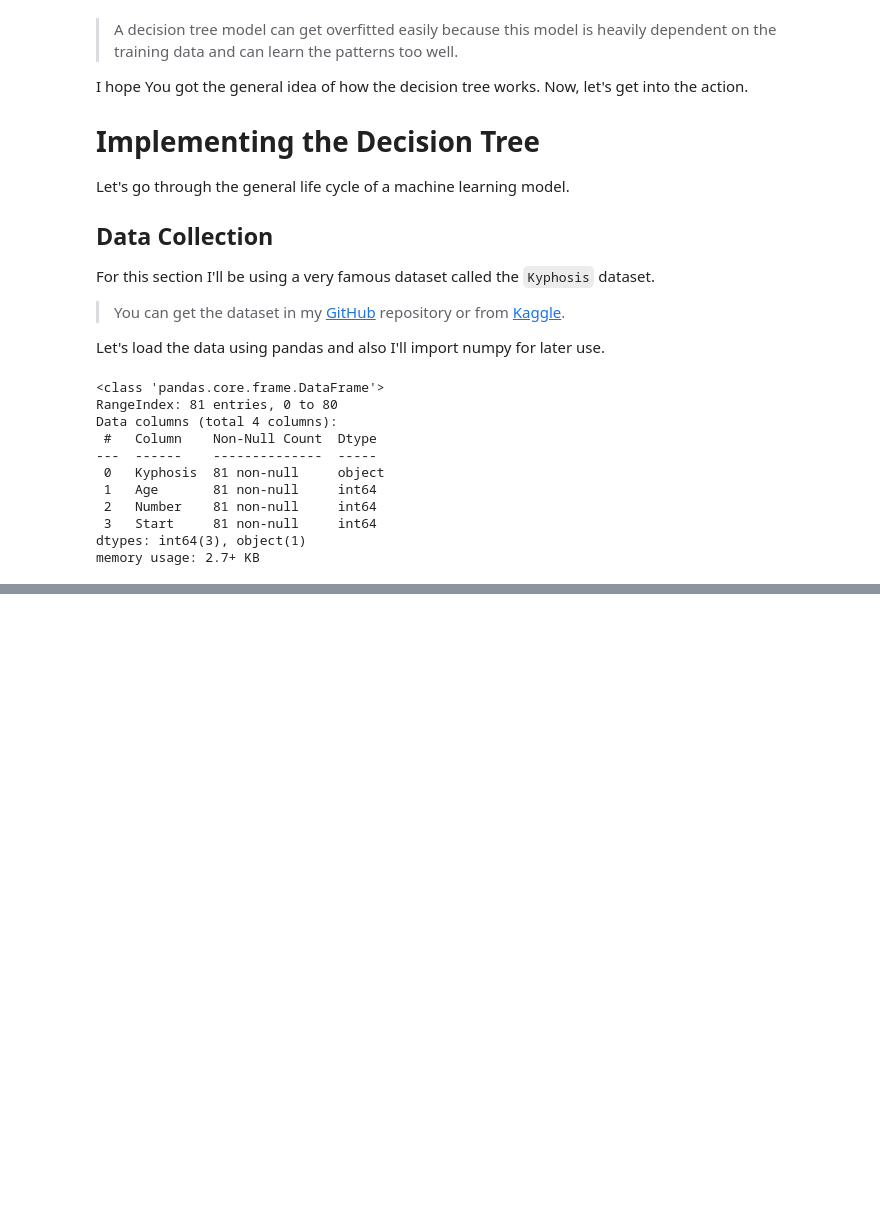
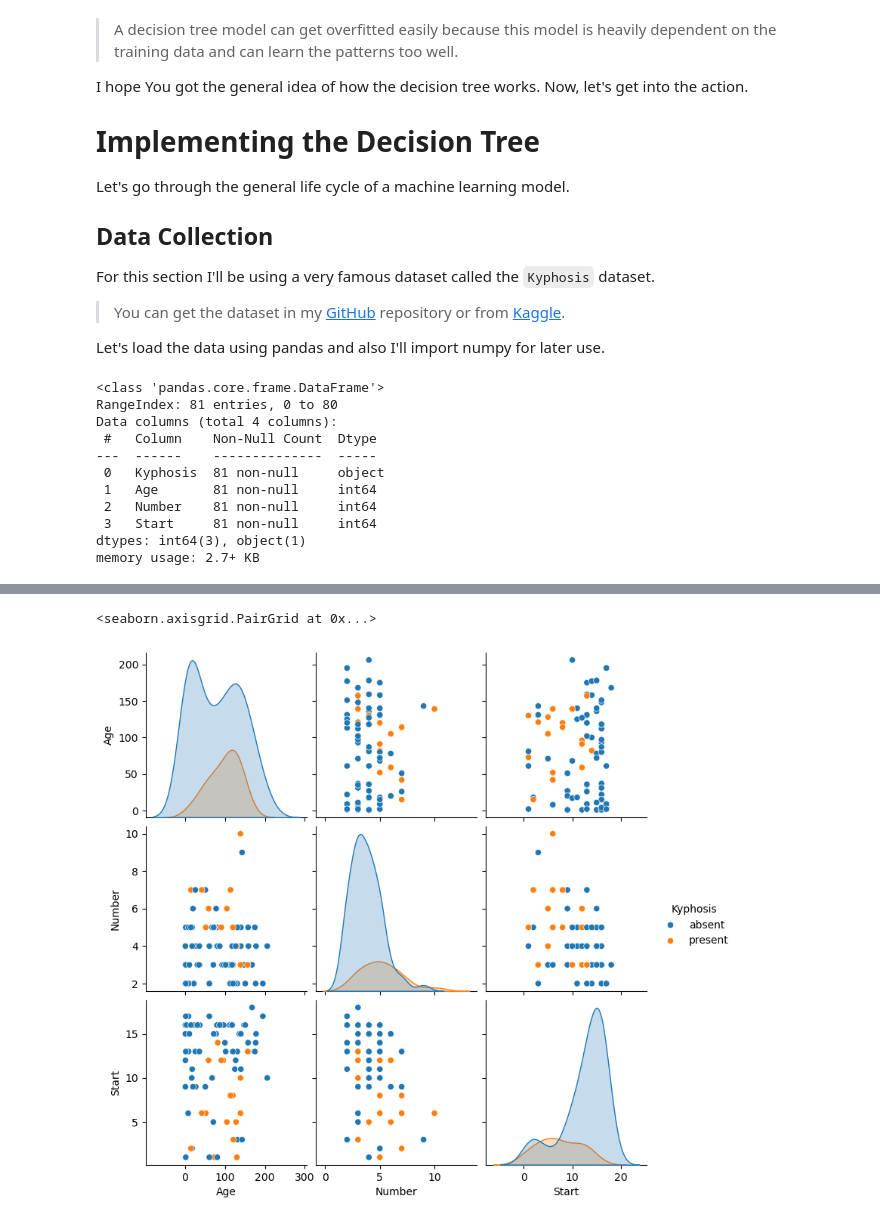
Before and after one commit to RishatTalukder/Machine-Learning-Zero-to-Hero, a Jupyter notebook: 11_Decision_Trees_and_Random_Forest/26_Decision_Trees_and_Random_Forest.ipynb, the cells around one changed output, grey strips where cells are left out. Cells and saved outputs as stored; diff of their text form; code cells hidden in the pictures; blank space fills up the shorter version.

```diff
--- a/11_Decision_Trees_and_Random_Forest/26_Decision_Trees_and_Random_Forest.ipynb
+++ b/11_Decision_Trees_and_Random_Forest/26_Decision_Trees_and_Random_Forest.ipynb
@@ -570,0 +580,7 @@ So, it's pretty obvious that `kyphosis` is the target variable.
+# %%
+import seaborn as sns
+
+sns.pairplot(data, hue='Kyphosis')
+# %% [output]
+<seaborn.axisgrid.PairGrid at 0x...>
+[figure, added]
```
Also changed, not shown: parts of 23 cells of this notebook.
